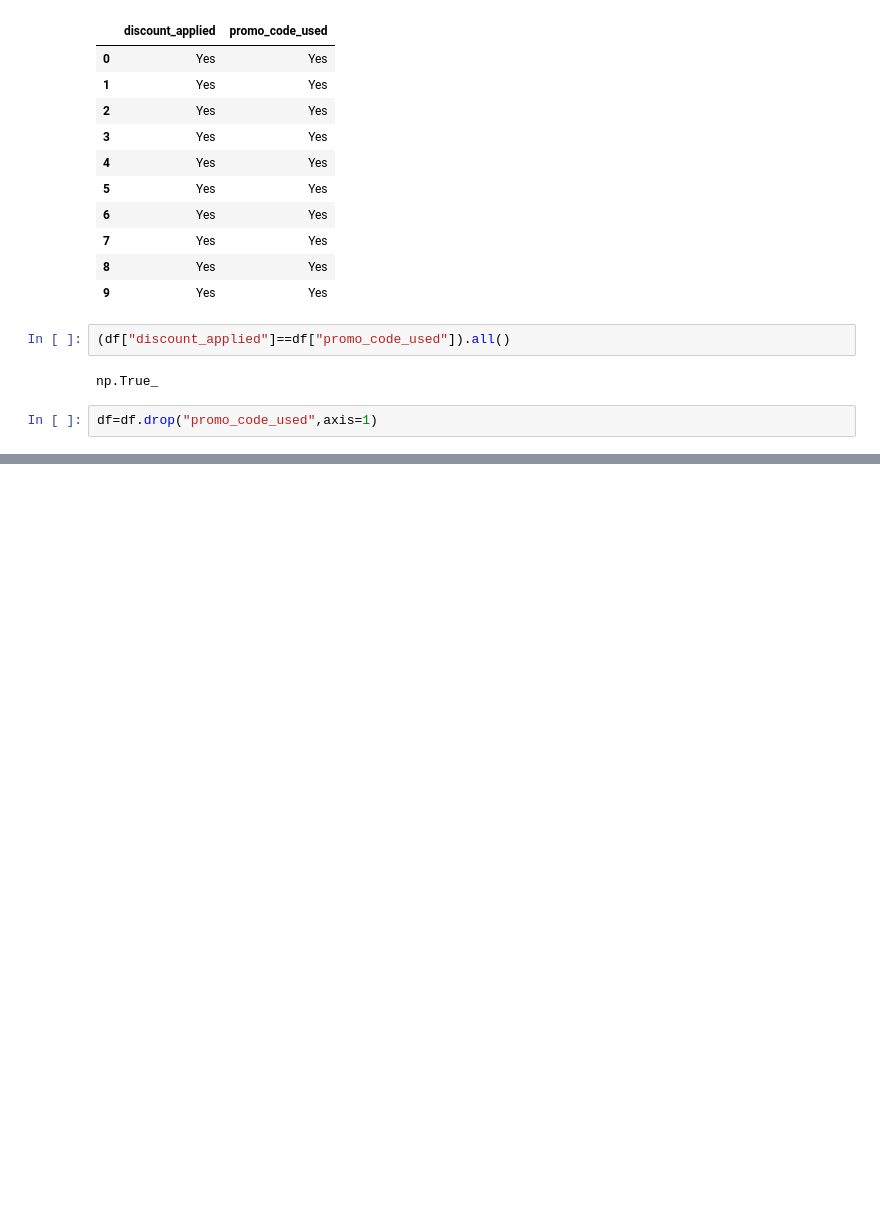
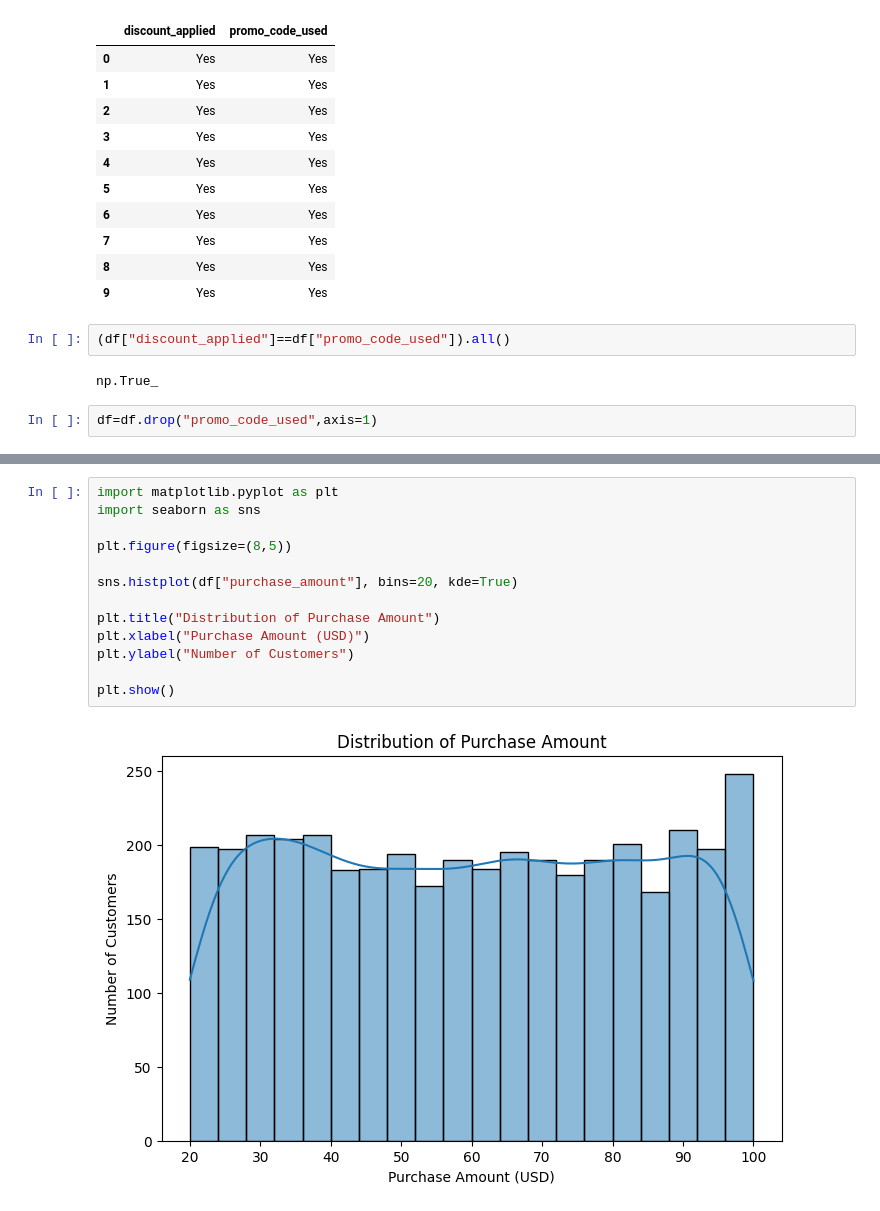
Before and after one commit to DevendraKumar577/customer-behavior-analytics, a Jupyter notebook: Customer_shopping_analysis.ipynb, the cells around one changed output, grey strips where cells are left out. Drawn from its saved outputs; the diff is of its cells as text; blank space fills up the shorter version.

Commit message:
Enhanced customer shopping behavior analytics dashboard

```diff
--- a/Customer_shopping_analysis.ipynb
+++ b/Customer_shopping_analysis.ipynb
@@ -219,0 +183,15 @@ Data successfully loaded into table'customer' in database 'customer_behavior'.
+# %%
+import matplotlib.pyplot as plt
+import seaborn as sns
+
+plt.figure(figsize=(8,5))
+
+sns.histplot(df["purchase_amount"], bins=20, kde=True)
+
+plt.title("Distribution of Purchase Amount")
+plt.xlabel("Purchase Amount (USD)")
+plt.ylabel("Number of Customers")
+
+plt.show()
+# %% [output]
+[figure, added]
```
Also changed, not shown: parts of 32 cells of this notebook, 2 other files.
